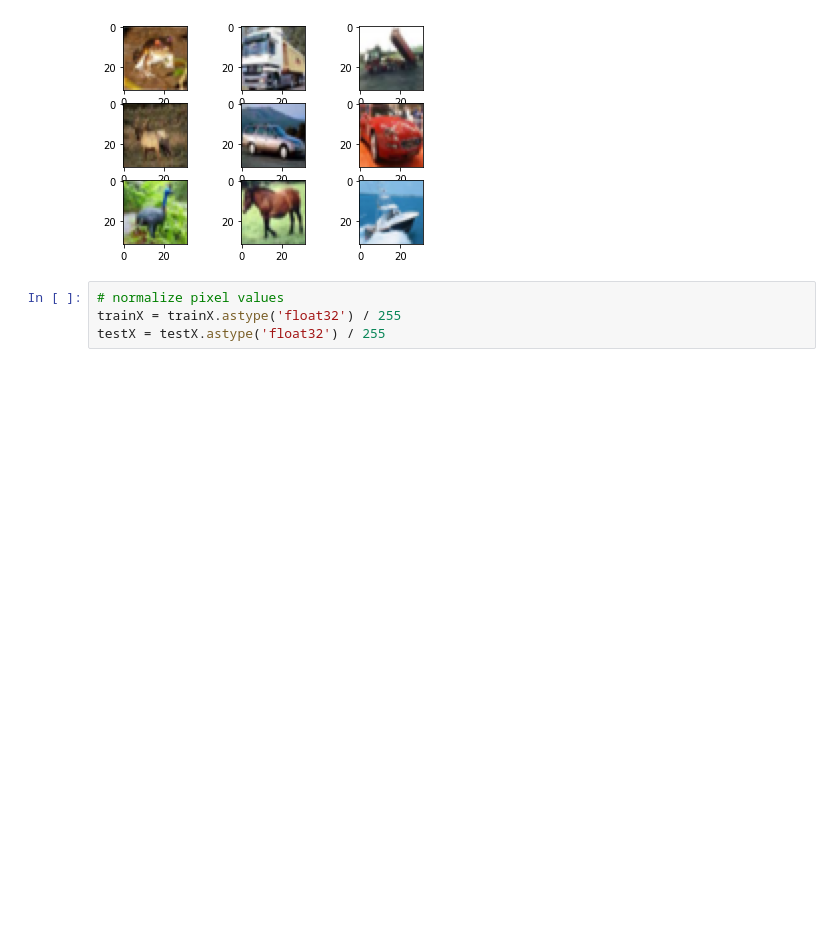
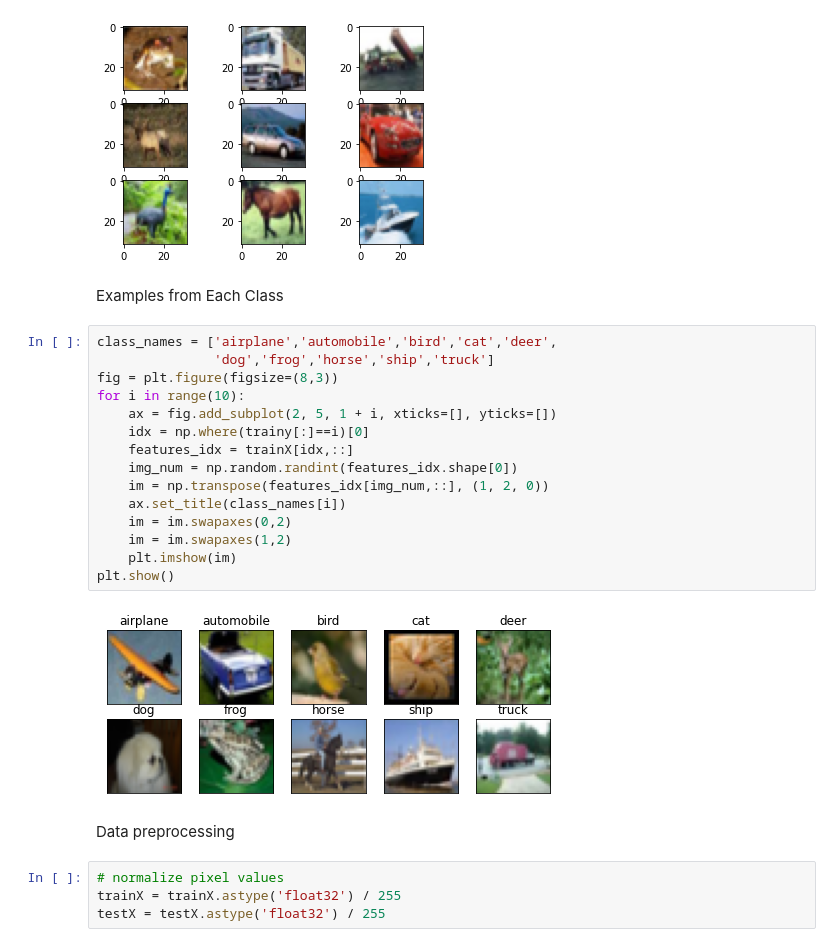
Before and after one commit to cicykagnes/Minor-projects, a Jupyter notebook: cifar10_classification_cnn.ipynb, the cells around one changed output. Drawn from its saved outputs; the diff is of its cells as text; blank space fills up the shorter version.

```diff
--- a/cifar10_classification_cnn.ipynb
+++ b/cifar10_classification_cnn.ipynb
@@ -26,6 +26,27 @@ plt.show()
 Train: X=(50000, 32, 32, 3), y=(50000, 1)
 Test: X=(10000, 32, 32, 3), y=(10000, 1)
 [figure]
+# %% [markdown]
+Examples from Each Class
+# %%
+class_names = ['airplane','automobile','bird','cat','deer',
+               'dog','frog','horse','ship','truck']
+fig = plt.figure(figsize=(8,3))
+for i in range(10):
+    ax = fig.add_subplot(2, 5, 1 + i, xticks=[], yticks=[])
+    idx = np.where(trainy[:]==i)[0]
+    features_idx = trainX[idx,::]
+    img_num = np.random.randint(features_idx.shape[0])
+    im = np.transpose(features_idx[img_num,::], (1, 2, 0))
+    ax.set_title(class_names[i])
+    im = im.swapaxes(0,2)
+    im = im.swapaxes(1,2)
+    plt.imshow(im)
+plt.show()
+# %% [output]
+[figure, added]
+# %% [markdown]
+Data preprocessing
 # %%
 # normalize pixel values
 trainX = trainX.astype('float32') / 255
```
Also changed, not shown: parts of 2 cells of this notebook.
